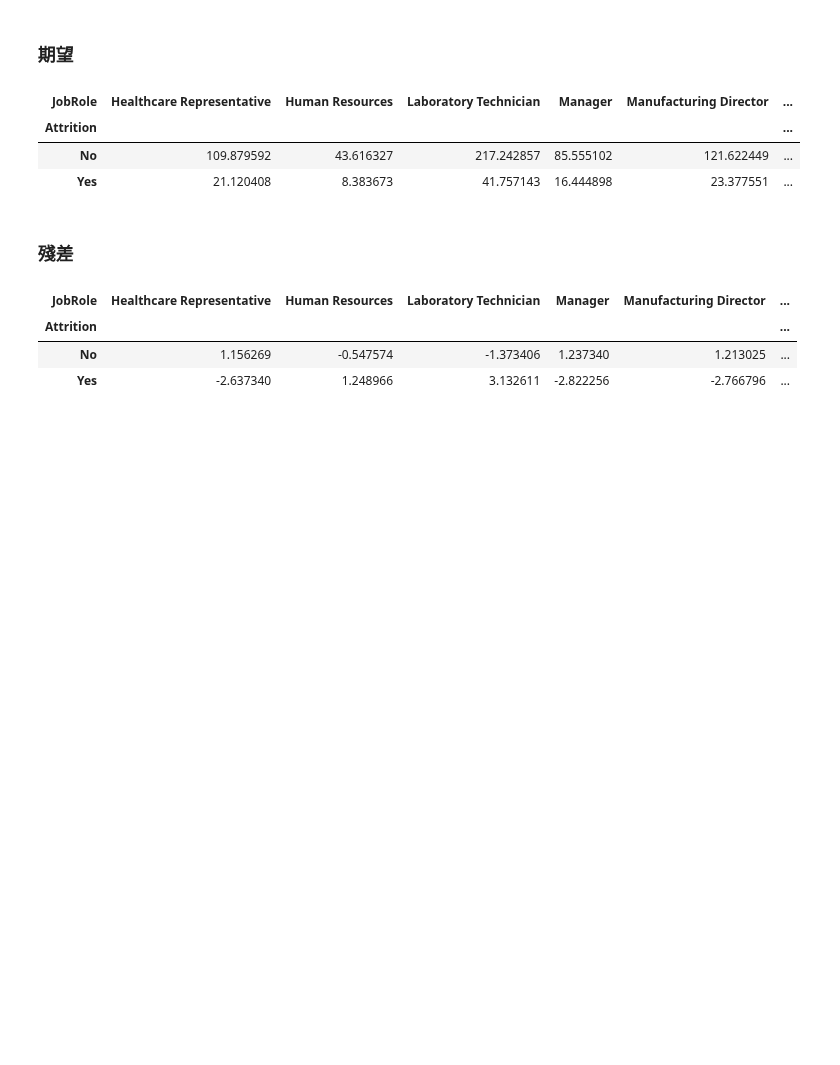
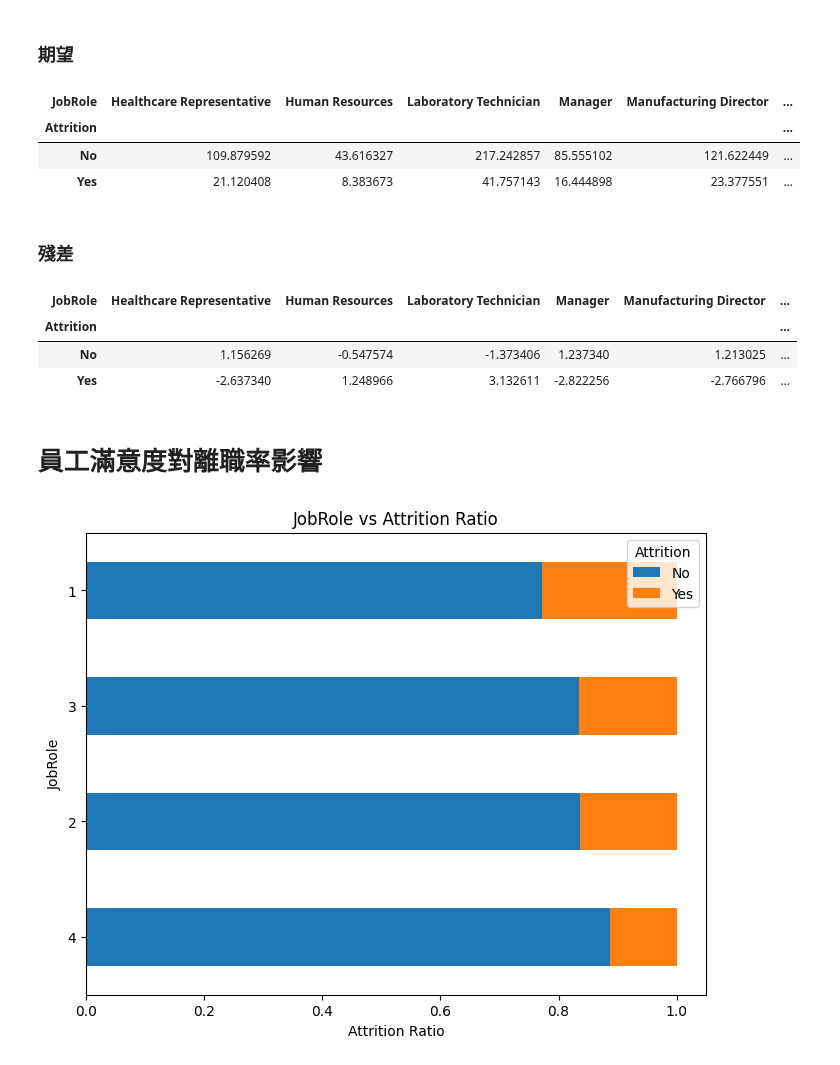
Before and after one commit to whats2000/coding-stuff-I-make-from-learning, a Jupyter notebook: Pythons/statistic/Employee Attrition/project.ipynb, the cells around one changed output. Cells and saved outputs as stored; diff of their text form; code cells hidden in the pictures; blank space fills up the shorter version.

```diff
--- a/Pythons/statistic/Employee Attrition/project.ipynb
+++ b/Pythons/statistic/Employee Attrition/project.ipynb
@@ -510,3 +510,23 @@ role_expected
 | Attrition |  |  |  |  |  | ... |
 | No | 1.156269 | -0.547574 | -1.373406 | 1.237340 | 1.213025 | ... |
 | Yes | -2.637340 | 1.248966 | 3.132611 | -2.822256 | -2.766796 | ... |
+# %% [markdown]
+# 員工滿意度對離職率影響
+# %%
+# 計算不同職位的離職率
+job_attrition = df.groupby(['JobSatisfaction', 'Attrition']).size().unstack()
+job_attrition_ratio = job_attrition.div(job_attrition.sum(axis=1), axis=0)
+
+# 根據離職率排序
+job_attrition_ratio_sorted = job_attrition_ratio.sort_values(by=['Yes'], ascending=False)
+
+# 繪製堆疊條形圖
+ax = job_attrition_ratio_sorted.plot(kind='barh', stacked=True, figsize=(8,6))
+ax.set_title('JobRole vs Attrition Ratio')
+ax.set_xlabel('Attrition Ratio')
+ax.set_ylabel('JobRole')
+plt.gca().invert_yaxis()
+
+plt.show()
+# %% [output]
+[figure, added]
```
Also changed, not shown: parts of 7 cells of this notebook.
